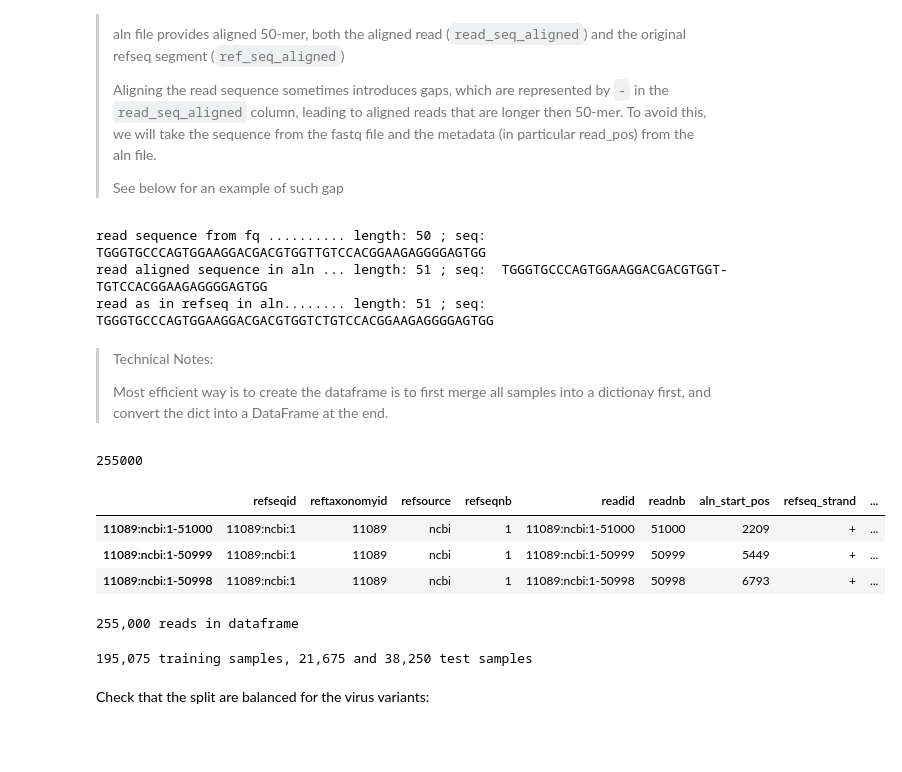
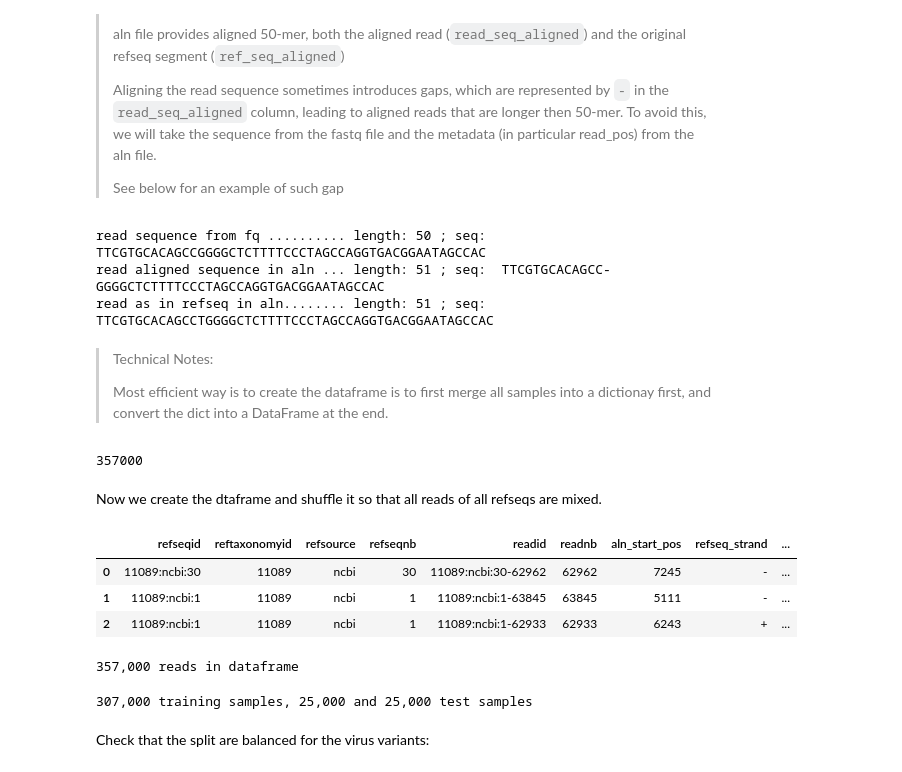
Before and after one commit to vtecftwy/metagentorch, a Jupyter notebook: nbs/cnn_virus/ref_5.01_yf_finetune_create_datasets.ipynb, the cells around one changed output. Cells and saved outputs as stored; diff of their text form; code cells hidden in the pictures; blank space fills up the shorter version.

```diff
--- a/nbs/cnn_virus/ref_5.01_yf_finetune_create_datasets.ipynb
+++ b/nbs/cnn_virus/ref_5.01_yf_finetune_create_datasets.ipynb
@@ -376,8 +382,8 @@ refseq_meta[list(refseq_meta.keys())[0]]
  'accession': 'AY968064',
  'organism': 'Angola_1971'}
 # %%
-p2finetune_fq = p2simread_outputs / f"single_finetune_5seq_50bp/single_finetune_5seq_50bp.fq"
-p2finetune_aln = p2simread_outputs / f"single_finetune_5seq_50bp/single_finetune_5seq_50bp.aln"
+p2finetune_fq = p2simread_outputs / f"single_finetune_5seq_50bp_2025-03-04_22h16m/single_finetune_5seq_50bp_2025-03-04_22h16m.fq"
+p2finetune_aln = p2simread_outputs / f"single_finetune_5seq_50bp_2025-03-04_22h16m/single_finetune_5seq_50bp_2025-03-04_22h16m.aln"
 assert p2finetune_fq.is_file() and p2finetune_aln.is_file()
 # %%
 fq = FastqFileReader(p2finetune_fq)
@@ -496,9 +506,9 @@ for i, (read_fq, read_aln) in enumerate(zip(fq,aln)):
         print('read as in refseq in aln........ length:', len(read_aln['ref_seq_aligned']), '; seq: ', read_aln['ref_seq_aligned'])
         break
 # %% [output]
-read sequence from fq .......... length: 50 ; seq:  TGGGTGCCCAGTGGAAGGACGACGTGGTTGTCCACGGAAGAGGGGAGTGG
-read aligned sequence in aln ... length: 51 ; seq:  TGGGTGCCCAGTGGAAGGACGACGTGGT-TGTCCACGGAAGAGGGGAGTGG
-read as in refseq in aln........ length: 51 ; seq:  TGGGTGCCCAGTGGAAGGACGACGTGGTCTGTCCACGGAAGAGGGGAGTGG
+read sequence from fq .......... length: 50 ; seq:  TTCGTGCACAGCCGGGGCTCTTTTCCCTAGCCAGGTGACGGAATAGCCAC
+read aligned sequence in aln ... length: 51 ; seq:  TTCGTGCACAGCC-GGGGCTCTTTTCCCTAGCCAGGTGACGGAATAGCCAC
+read as in refseq in aln........ length: 51 ; seq:  TTCGTGCACAGCCTGGGGCTCTTTTCCCTAGCCAGGTGACGGAATAGCCAC
 # %% [markdown]
 > Technical Notes:
 >
@@ -511,36 +521,38 @@ all_reads = {}
 for i,(fq_read, aln_read) in enumerate(zip(fq,aln)):
     read_meta = aln.parse_definition_line_with_position(aln_read['definition line'])
     row_dict = read_meta
-    seq = fq_read['sequence'].replace('R','N').replace('Y','N')
+    seq = fq_read['sequence'].replace('R',random.choice(['A', 'G'])).replace('Y',random.choice(['C', 'T']))
     if len(seq) != 50:
         print(len(seq), seq, aln_read['read_seq_aligned'])
     row_dict.update({'readseq':seq})
     all_reads[read_meta['readid']] = row_dict
 
-len(all_reads)
+print(f"{len(all_reads):,d} simulated reads processed.")
 # %% [output]
-255000
+357000
+# %% [markdown]
+Now we create the dtaframe and shuffle it so that all reads of all refseqs are mixed.
 # %%
-df = pd.DataFrame(all_reads).T
+df = pd.DataFrame(all_reads).T.sample(frac=1).reset_index(drop=True)
 # correct read_pos that should be between 0 and 9
 df.read_pos = df.read_pos - 1
 display(df.head(3))
-print(f"{df.shape[0]:,d} reads in dataframe")
+print(f"{df.shape[0]:,d} simulated reads in dataframe")
 # %% [output]
 |  | refseqid | reftaxonomyid | refsource | refseqnb | readid | readnb | aln_start_pos | refseq_strand | ... |
-| 11089:ncbi:1-51000 | 11089:ncbi:1 | 11089 | ncbi | 1 | 11089:ncbi:1-51000 | 51000 | 2209 | + | ... |
-| 11089:ncbi:1-50999 | 11089:ncbi:1 | 11089 | ncbi | 1 | 11089:ncbi:1-50999 | 50999 | 5449 | + | ... |
-| 11089:ncbi:1-50998 | 11089:ncbi:1 | 11089 | ncbi | 1 | 11089:ncbi:1-50998 | 50998 | 6793 | + | ... |
+| 0 | 11089:ncbi:30 | 11089 | ncbi | 30 | 11089:ncbi:30-62962 | 62962 | 7245 | - | ... |
+| 1 | 11089:ncbi:1 | 11089 | ncbi | 1 | 11089:ncbi:1-63845 | 63845 | 5111 | - | ... |
+| 2 | 11089:ncbi:1 | 11089 | ncbi | 1 | 11089:ncbi:1-62933 | 62933 | 6243 | + | ... |
-255,000 reads in dataframe
+357,000 reads in dataframe
 # %%
-training_df, test_df = train_test_split(df, test_size=0.15, random_state=42)
+training_df, test_df = train_test_split(df, test_size=25_000, random_state=42)
 assert training_df.shape[0] + test_df.shape[0] == df.shape[0]
-training_df, val_df = train_test_split(training_df, test_size=0.10, random_state=42)
+training_df, val_df = train_test_split(training_df, test_size=25_000, random_state=42)
 assert training_df.shape[0] + val_df.shape[0] + test_df.shape[0] == df.shape[0]
 nb_ft_train_reads, nb_ft_val_reads, nb_ft_test_reads =  training_df.shape[0], val_df.shape[0], test_df.shape[0]
 print(f"{nb_ft_train_reads:,d} training samples, {nb_ft_val_reads:,d} and {nb_ft_test_reads:,d} test samples")
 # %% [output]
-195,075 training samples, 21,675 and 38,250 test samples
+307,000 training samples, 25,000 and 25,000 test samples
 # %% [markdown]
 Check that the split are balanced for the virus variants:
 # %%
```
Also changed, not shown: parts of 18 cells of this notebook, 5 other files.
